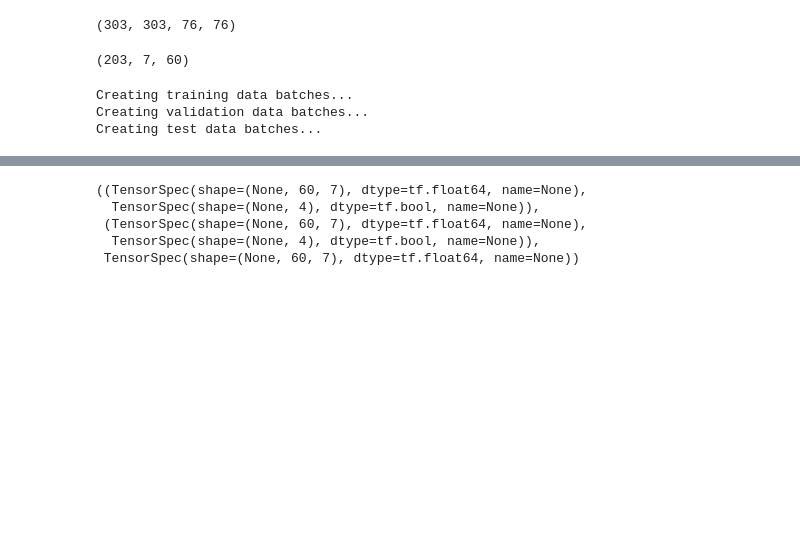
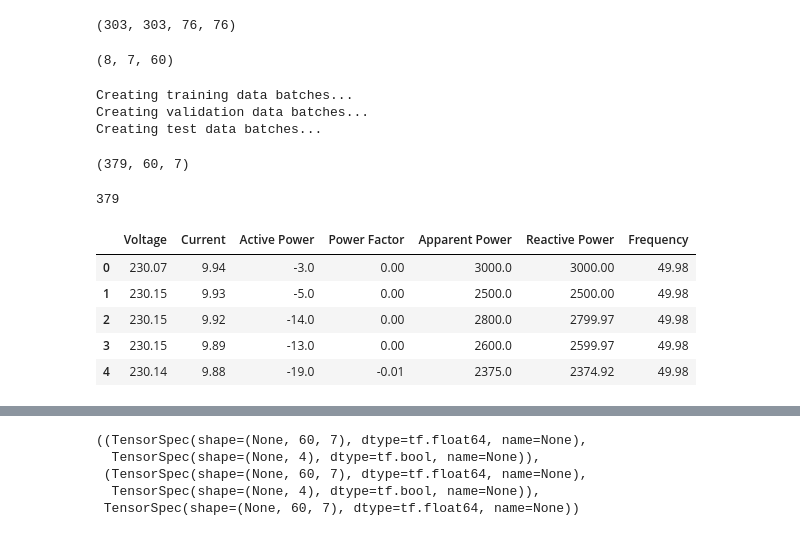
Before and after one commit to caxefaizan/RNN_Model, a Jupyter notebook: Multilabel Signal Classification using LSTM .ipynb, the cells around one changed output, grey strips where cells are left out. Saved outputs shown, nothing was run; the diff lists cells and outputs as text; code cells hidden in the pictures; blank space fills up the shorter version.

```diff
--- a/Multilabel Signal Classification using LSTM .ipynb
+++ b/Multilabel Signal Classification using LSTM .ipynb
@@ -203,7 +210,7 @@ len(X_train), len(y_train), len(X_val), len(y_val)
 # %%
-X_test = get_xy('vf',test_data=True)
+X_test = get_xy('test',test_data=True)
 # %% [output]
-(203, 7, 60)
+(8, 7, 60)
 # %%
 X_test = X_test.transpose(0,2,1)
 # %%
@@ -255,3 +262,20 @@ test_data = create_data_batches(X_test, test_data=True)
 Creating training data batches...
 Creating validation data batches...
 Creating test data batches...
+# %%
+X.shape
+# %% [output]
+(379, 60, 7)
+# %%
+len(y)
+# %% [output]
+379
+# %%
+pd.DataFrame(X[0], columns=['Voltage','Current','Active Power','Power Factor','Apparent Power', 'Reactive Power','Frequency']).head()
+# %% [output]
+|  | Voltage | Current | Active Power | Power Factor | Apparent Power | Reactive Power | Frequency |
+| 0 | 230.07 | 9.94 | -3.0 | 0.00 | 3000.0 | 3000.00 | 49.98 |
+| 1 | 230.15 | 9.93 | -5.0 | 0.00 | 2500.0 | 2500.00 | 49.98 |
+| 2 | 230.15 | 9.92 | -14.0 | 0.00 | 2800.0 | 2799.97 | 49.98 |
+| 3 | 230.15 | 9.89 | -13.0 | 0.00 | 2600.0 | 2599.97 | 49.98 |
+| 4 | 230.14 | 9.88 | -19.0 | -0.01 | 2375.0 | 2374.92 | 49.98 |
```
Also changed, not shown: parts of 10 cells of this notebook.
